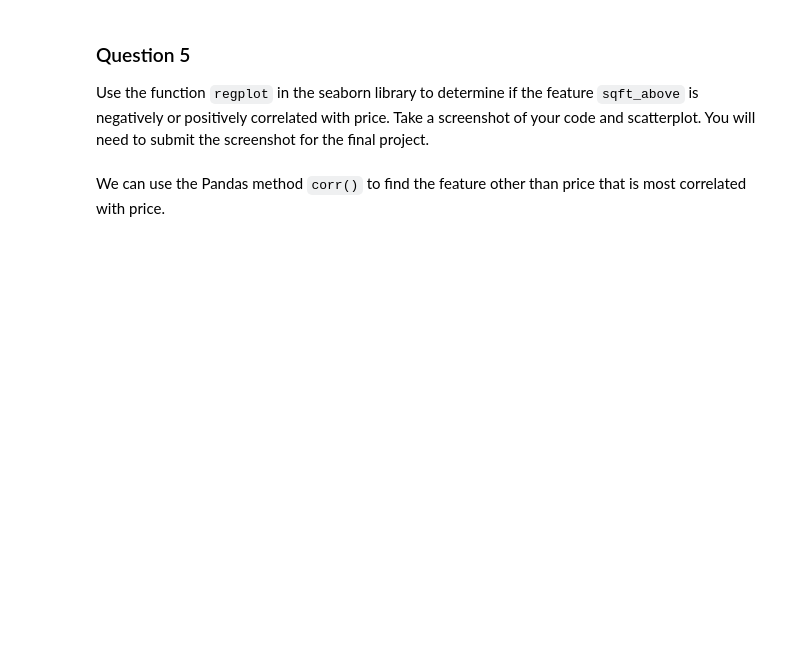
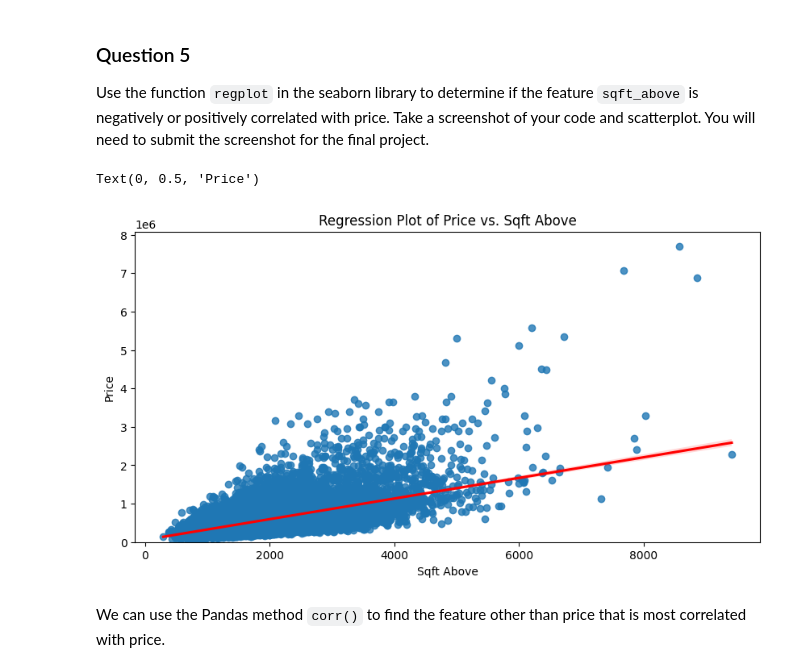
Before and after one commit to Albertosogasol/IBM_DataScience, a Jupyter notebook: T7M6_FinalAssignment/Project/House_Sales_in_King_Count_USA.ipynb, the cells around one changed output. Saved outputs shown, nothing was run; the diff lists cells and outputs as text; code cells hidden in the pictures; blank space fills up the shorter version.

```diff
--- a/T7M6_FinalAssignment/Project/House_Sales_in_King_Count_USA.ipynb
+++ b/T7M6_FinalAssignment/Project/House_Sales_in_King_Count_USA.ipynb
@@ -281,3 +279,13 @@ Use the function <code>regplot</code>  in the seaborn library  to  determine if
+# %%
+plt.figure(figsize=(10, 5))
+sns.regplot(x='sqft_above',y='price', data=df, line_kws={"color":"red"})
+plt.ylim(0,)
+plt.title('Regression Plot of Price vs. Sqft Above')
+plt.xlabel('Sqft Above')
+plt.ylabel('Price')
+# %% [output]
+Text(0, 0.5, 'Price')
+[figure, added]
 # %% [markdown]
 We can use the Pandas method <code>corr()</code>  to find the feature other than price that is most correlated with price.
 # %%
```
Also changed, not shown: parts of 5 cells of this notebook, 1 other file.
